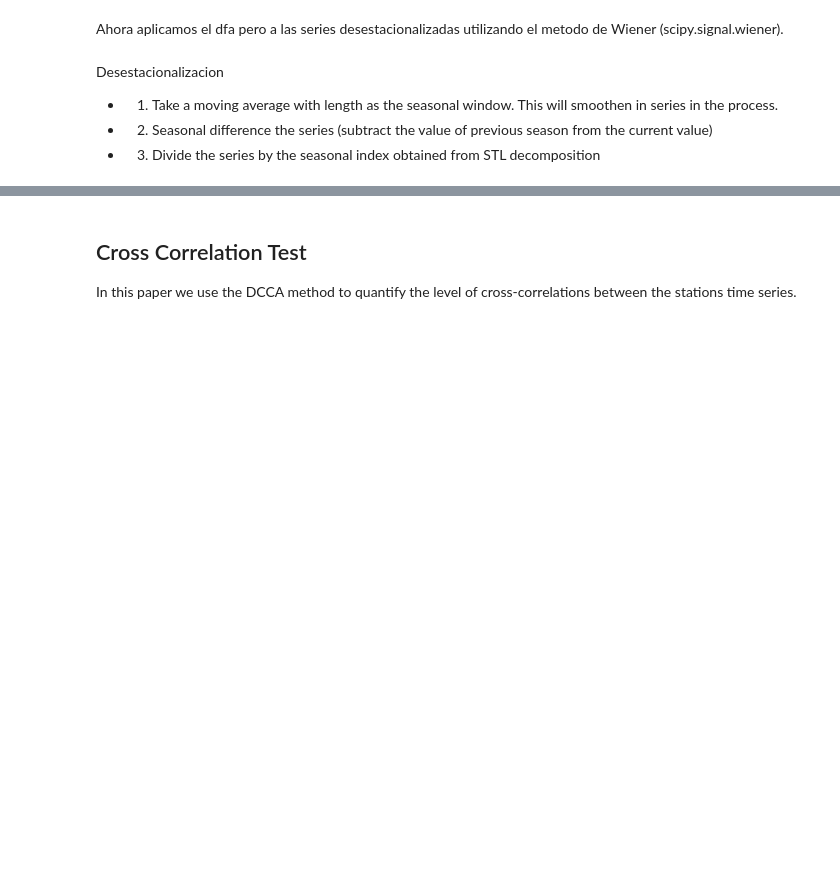
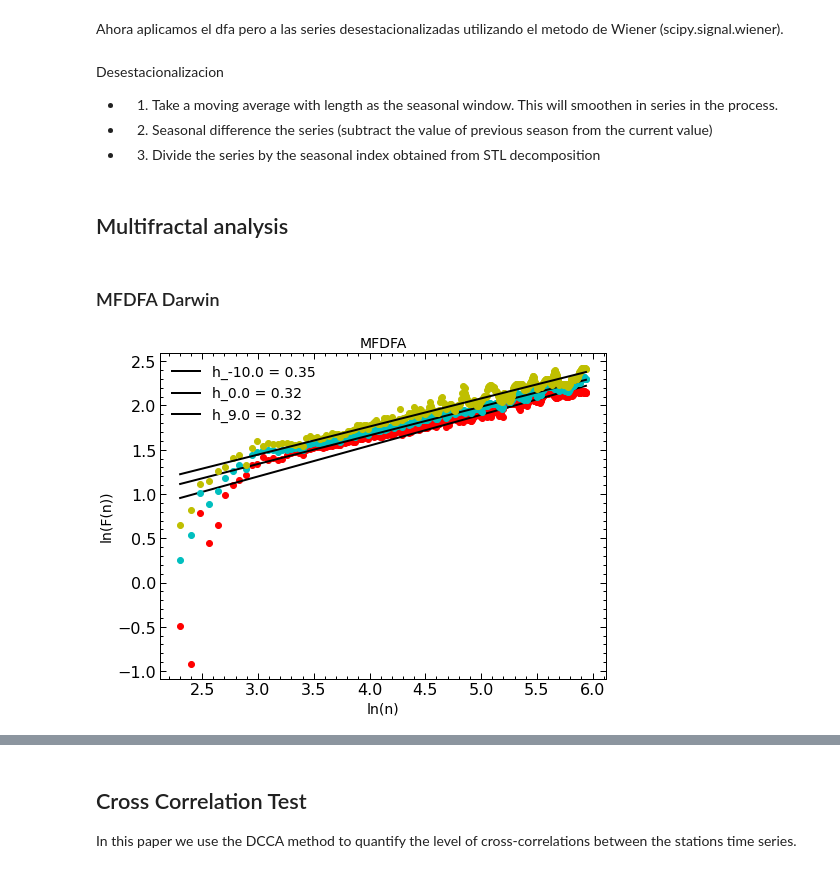
Before and after one commit to sebasjaro/MFDFAX, a Jupyter notebook: Python/El Niño - Southern Oscillation.ipynb, the cells around one changed output, grey strips where cells are left out. Drawn from its saved outputs; the diff is of its cells as text; code cells hidden in the pictures; blank space fills up the shorter version.

Commit message:
Se agrega MFDFA

```diff
--- a/Python/El Niño - Southern Oscillation.ipynb
+++ b/Python/El Niño - Southern Oscillation.ipynb
@@ -376,3 +407,39 @@ plt.legend(loc=0, fontsize=14)
 plt.xlim([0,3])
 plt.ylim([-0.2,.5])
 plt.show()
+# %% [markdown]
+## Multifractal analysis
+# %%
+mfdfa_dar = fathon.MFDFA(a)
+mfdfa_tah = fathon.MFDFA(b)
+mfdfa_soi = fathon.MFDFA(c)
+
+winSizes = fu.linRangeByStep(10, 380)
+qs = np.arange(-10, 10)
+revseg = False
+polord = 2
+clrs = ['k', 'b', 'm', 'c', 'y']
+stls = ['-', '--', '.-']
+logbase = 10
+# %% [markdown]
+### MFDFA Darwin
+# %%
+n_dar, F_dar = mfdfa_dar.computeFlucVec(winSizes, qs, revSeg=revseg, polOrd = polord)
+list_H_dar, list_H_intercept_dar = mfdfa_dar.fitFlucVec()
+plt.plot(np.log(n_dar), np.log(F_dar[0, :]), 'ro')
+plt.plot(np.log(n_dar), list_H_intercept_dar[0]+list_H_dar[0]*np.log(n_dar), 'k-', label='h_{:.1f} = {:.2f}'.format(qs[0], list_H_dar[0]))
+half_idx = int(len(qs)/2)
+plt.plot(np.log(n_dar), np.log(F_dar[half_idx, :]), 'co')
+plt.plot(np.log(n_dar), list_H_intercept_dar[half_idx]+list_H_dar[half_idx]*np.log(n_dar),
+         'k-', label='h_{:.1f} = {:.2f}'.format(qs[half_idx], list_H_dar[half_idx]))
+plt.plot(np.log(n_dar), np.log(F_dar[-1, :]), 'yo')
+plt.plot(np.log(n_dar), list_H_intercept_dar[-1]+list_H_dar[-1]*np.log(n_dar), 'k-',
+         label='h_{:.1f} = {:.2f}'.format(qs[-1], list_H_dar[-1]))
+plt.xlabel('ln(n)', fontsize=14)
+plt.ylabel('ln(F(n))', fontsize=14)
+plt.title('MFDFA', fontsize=14)
+plt.legend(loc=0, fontsize=14)
+plt.savefig('fig_7.pdf')
+plt.show()
+# %% [output]
+[figure, added]
```
Also changed, not shown: parts of 12 cells of this notebook.
